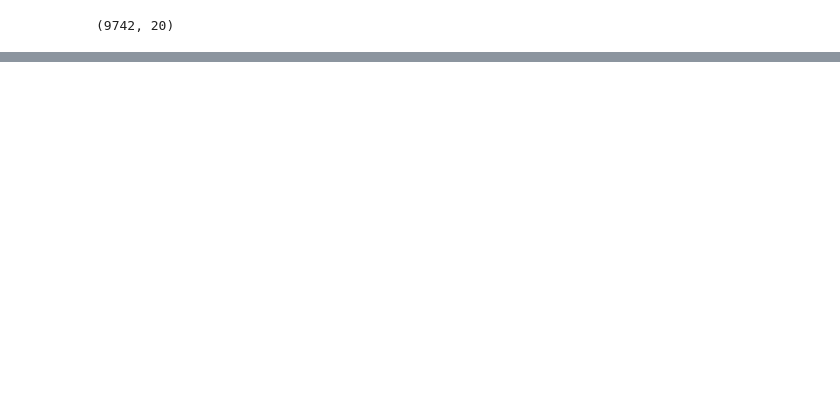
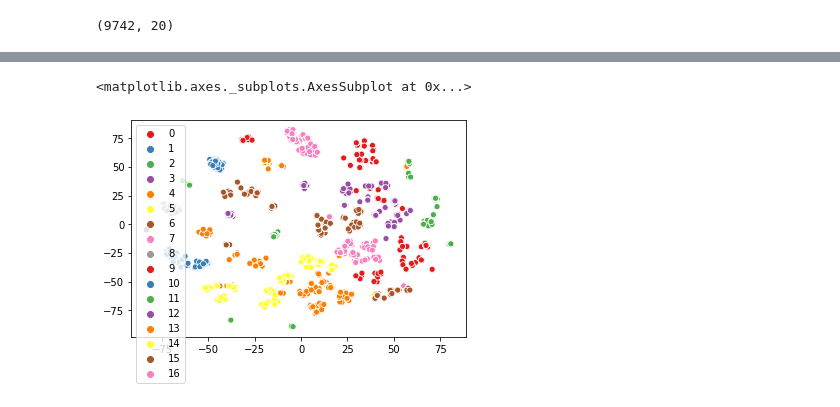
Before and after one commit to manuela-blanco/machine_learning-alura, a Jupyter notebook: filmes.ipynb, the cells around one changed output, grey strips where cells are left out. Saved outputs shown, nothing was run; the diff lists cells and outputs as text; code cells hidden in the pictures; blank space fills up the shorter version.

```diff
--- a/filmes.ipynb
+++ b/filmes.ipynb
@@ -220,0 +235,10 @@ kmeans(20, generos_escalados)
+# %%
+modelo = KMeans(n_clusters = 17)
+modelo.fit(generos_escalados)
+
+grupos = pd.DataFrame(modelo.cluster_centers_,
+                      columns=generos.columns)
+grupos.transpose().plot.bar(subplots=True,
+                figsize=(30,50),
+                sharex=False,
+                rot=0)
@@ -220,0 +283,4 @@ kmeans(20, generos_escalados)
+# %%
+modelo = AgglomerativeClustering(n_clusters=17)
+grupos = modelo.fit_predict(generos_escalados)
+grupos
@@ -220,0 +289,4 @@ kmeans(20, generos_escalados)
+# %%
+tsne = TSNE()
+visualizacao = tsne.fit_transform(generos_escalados)
+visualizacao
@@ -220,0 +301,8 @@ kmeans(20, generos_escalados)
+# %%
+sns.scatterplot(x=visualizacao[:, 0],
+                y=visualizacao[:, 1],
+                hue=grupos,
+                palette=sns.color_palette('Set1', 17))
+# %% [output]
+<matplotlib.axes._subplots.AxesSubplot at 0x...>
+[figure, added]
```
Also changed, not shown: parts of 25 cells of this notebook.
